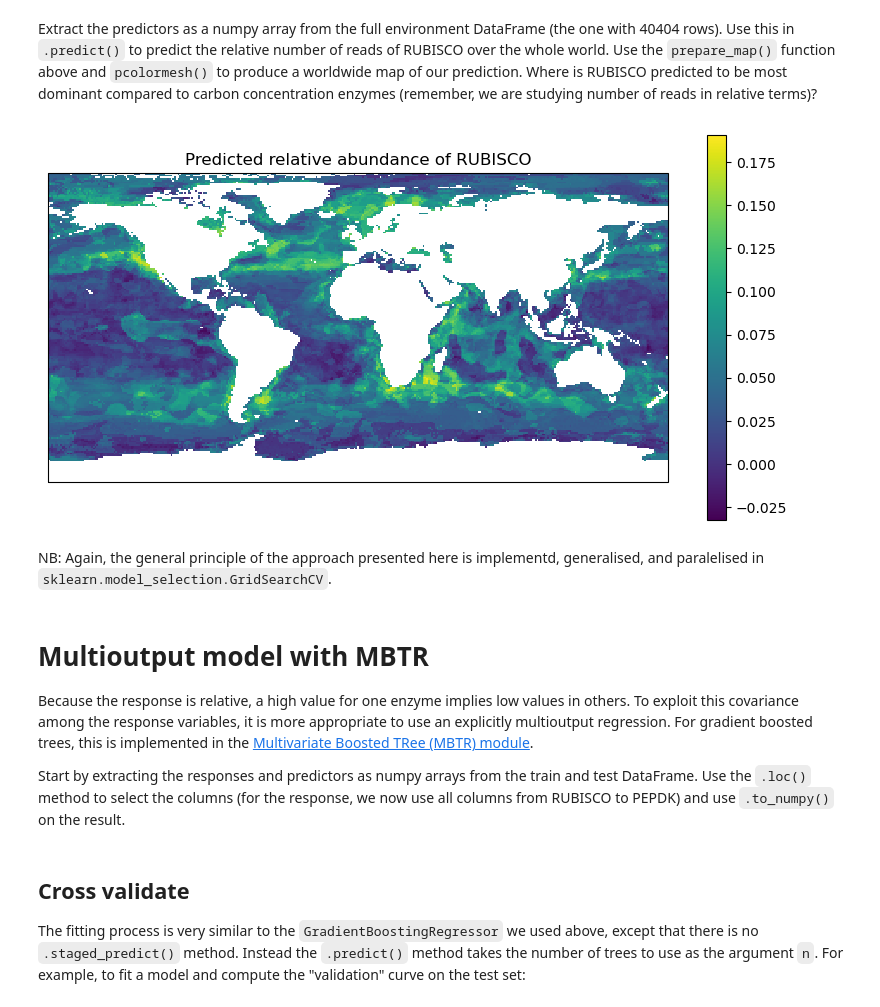
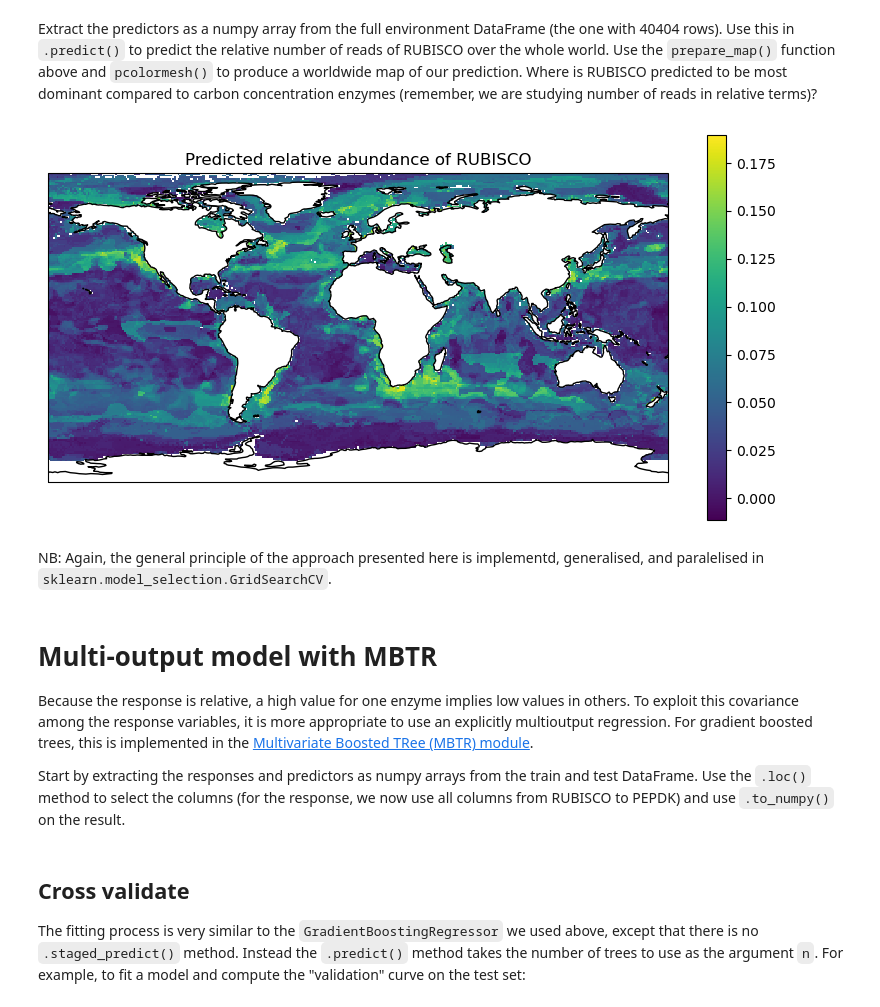
Before and after one commit to jiho/ML4Oceans2022, a Jupyter notebook: Day_2-Plankton_genomics/TD2_Genomics.ipynb, the cells around one changed output. Drawn from its saved outputs; the diff is of its cells as text; code cells hidden in the pictures.

```diff
--- a/Day_2-Plankton_genomics/TD2_Genomics.ipynb
+++ b/Day_2-Plankton_genomics/TD2_Genomics.ipynb
@@ -657,10 +664,10 @@ Refit a model to the whole training set with the best set of parameters and comp
 # %%
 ## ANSWER
 params = {
-    'learning_rate': 0.05,
+    'learning_rate': 0.025,
     'n_estimators': 500,
     'max_depth': 1000,
-    'min_samples_leaf': 8
+    'min_samples_leaf': 4
 }
 GBR_model = GradientBoostingRegressor(**params)
 GBR_model.fit(X=X_train, y=y_train)
@@ -673,24 +680,27 @@ Extract the predictors as a numpy array from the full environment DataFrame (the
 # %%
 ## ANSWER
 # predict over the world
 pred_RUBISCO = GBR_model.predict(env.loc[:,'temperature_mean':'Ze_sd'].to_numpy())
 
 # plot the map
 ax = plt.axes(projection=ccrs.PlateCarree())
-# ax.coastlines()
+ax.coastlines()
 x,y,z = prepare_map(env.lon, env.lat, pred_RUBISCO)
 layer = ax.pcolormesh(x, y, z)
 plt.colorbar(layer)
 ax.set_title('Predicted relative abundance of RUBISCO')
 plt.show()
 # -> RUBISCO is dominant in the cold temperate to polar environments; this means that,
 #    at these latitudes, carbon concentration enzymes are less important for photosynthesis.
+#    On the contrary, in the intertropical band, those mechanisms have more importance and
+#    therefore the relative amount of RUBISCO diminishes.
+#    However, getting to this conclusion is difficult without looking at the other enzymes.
 # %% [output]
-[figure, old version]
+[figure, new version]
 # %% [markdown]
 NB: Again, the general principle of the approach presented here is implementd, generalised, and paralelised in `sklearn.model_selection.GridSearchCV`.
 # %% [markdown]
-# Multioutput model with MBTR
+# Multi-output model with MBTR
 
 Because the response is relative, a high value for one enzyme implies low values in others. To exploit this covariance among the response variables, it is more appropriate to use an explicitly multioutput regression. For gradient boosted trees, this is implemented in the [Multivariate Boosted TRee (MBTR) module](https://mbtr.readthedocs.io/en/latest/).
 
```
Also changed, not shown: parts of 21 cells of this notebook, 1 other file.
